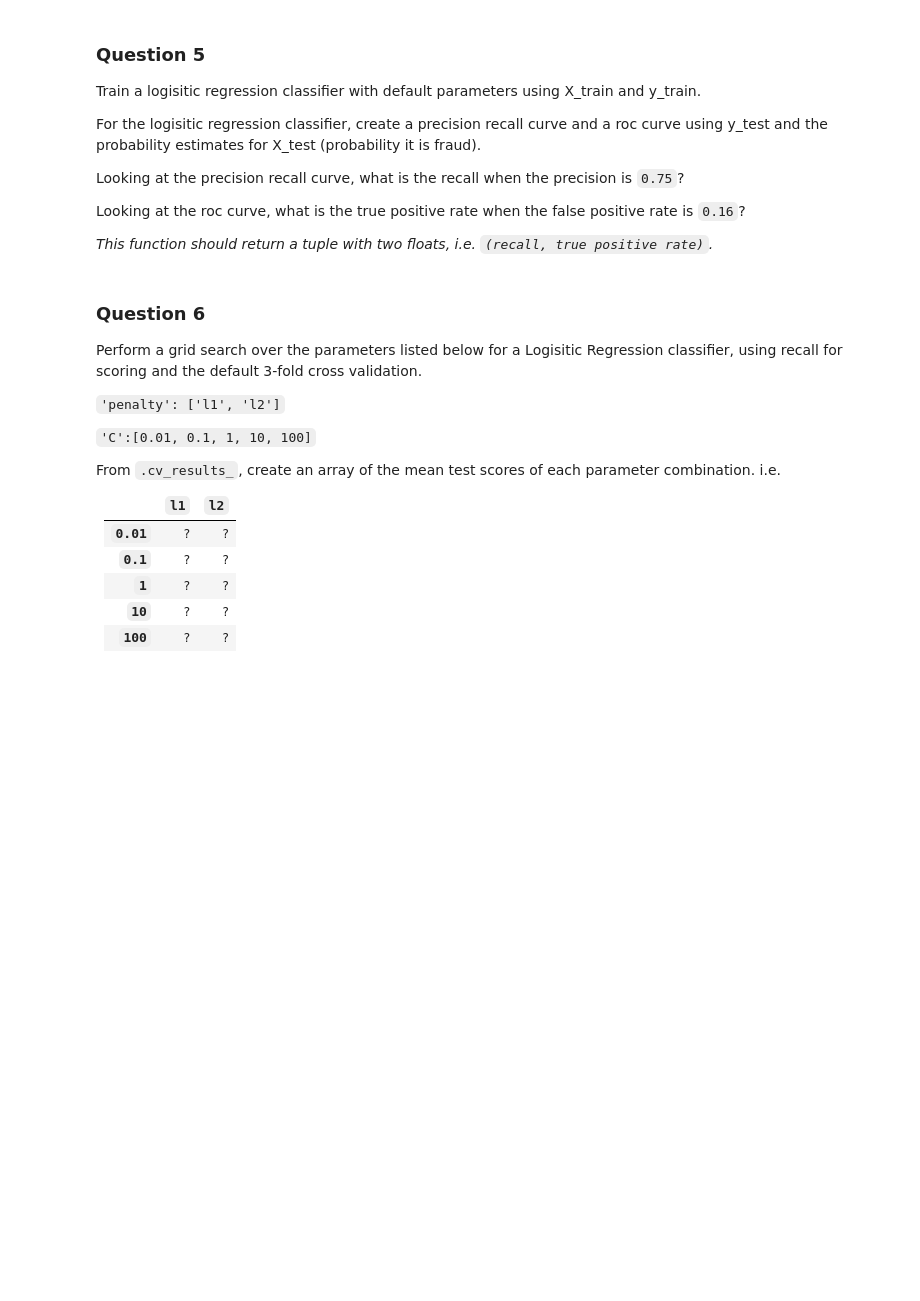
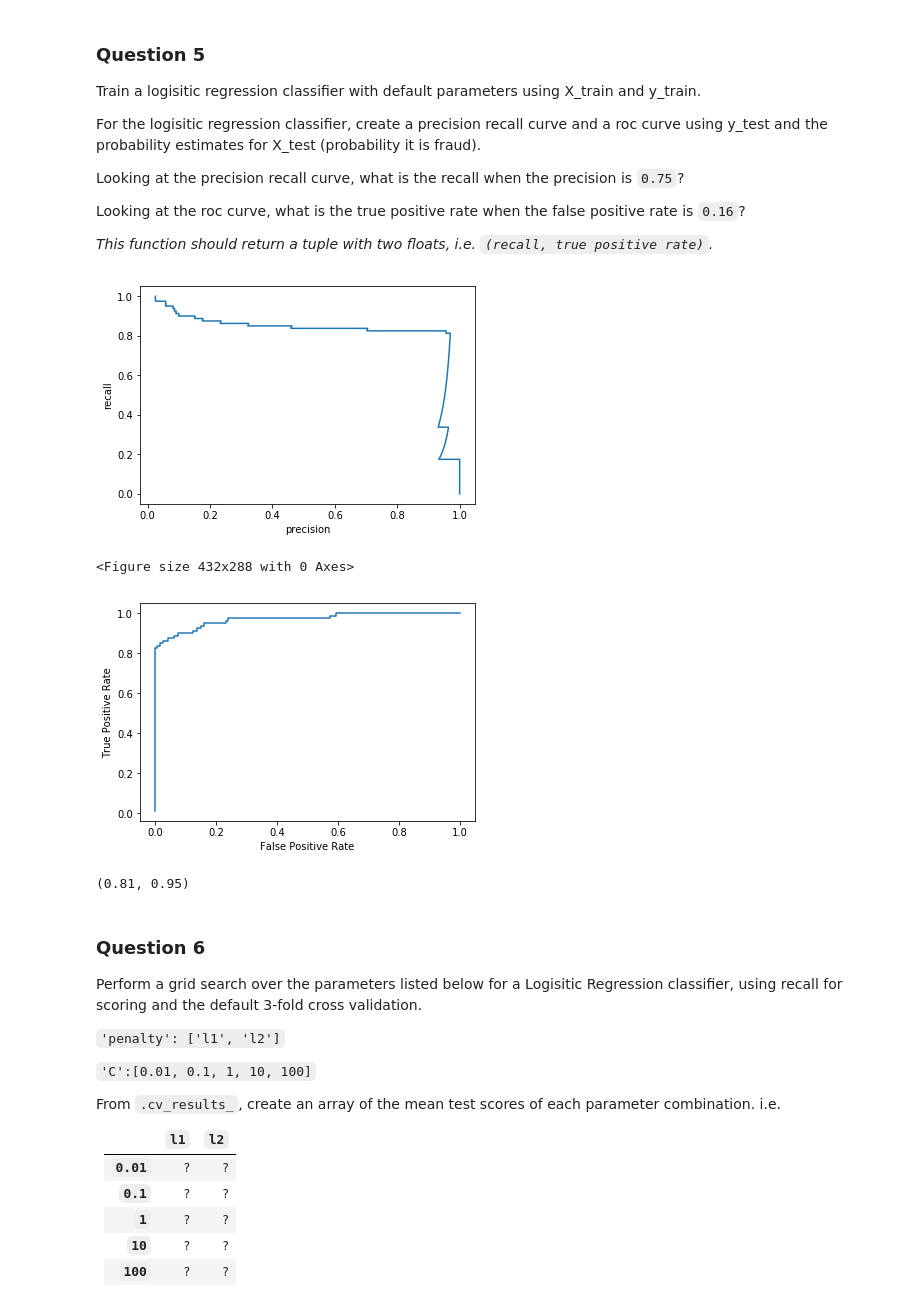
Before and after one commit to sabi-h/AppliedDataScience, a Jupyter notebook: Course3 - Machine Learning/week3/Assignment+3.ipynb, the cells around one changed output. Saved outputs shown, nothing was run; the diff lists cells and outputs as text; code cells hidden in the pictures; blank space fills up the shorter version.

```diff
--- a/Course3 - Machine Learning/week3/Assignment+3.ipynb
+++ b/Course3 - Machine Learning/week3/Assignment+3.ipynb
@@ -126,12 +124,41 @@ Looking at the precision recall curve, what is the recall when the precision is
 Looking at the roc curve, what is the true positive rate when the false positive rate is `0.16`?
 
 *This function should return a tuple with two floats, i.e. `(recall, true positive rate)`.*
-# %%
-def answer_five():
-
-    # Your code here
-
-    return # Return your answer
+# %%
+def answer_five():
+    from sklearn.linear_model import LogisticRegression
+    from sklearn.metrics import precision_recall_curve
+    from sklearn.metrics import roc_curve
+    import matplotlib.pyplot as plt
+
+    lr = LogisticRegression().fit(X_train, y_train)
+    y_scores_lr = lr.decision_function(X_test)
+
+    # Get precision-recall curve
+    precision, recall, thresholds = precision_recall_curve(y_test, y_scores_lr)
+
+    plt.figure()
+    plt.plot(precision, recall, label='precision-recall curve')
+    plt.xlabel('precision')
+    plt.ylabel('recall')
+    plt.show()
+
+    # Get roc curve
+    fpr_lr, tpr_lr, _ = roc_curve(y_test, y_scores_lr)
+    plt.clf()
+    plt.figure()
+    plt.plot(fpr_lr, tpr_lr)
+    plt.xlabel('False Positive Rate')
+    plt.ylabel('True Positive Rate')
+    plt.show()
+    return 0.81, 0.95
+
+answer_five()
+# %% [output]
+[figure, added]
+<Figure size 432x288 with 0 Axes>
+[figure, added]
+(0.81, 0.95)
 # %% [markdown]
 ### Question 6
 
```
Also changed, not shown: parts of 4 cells of this notebook.
